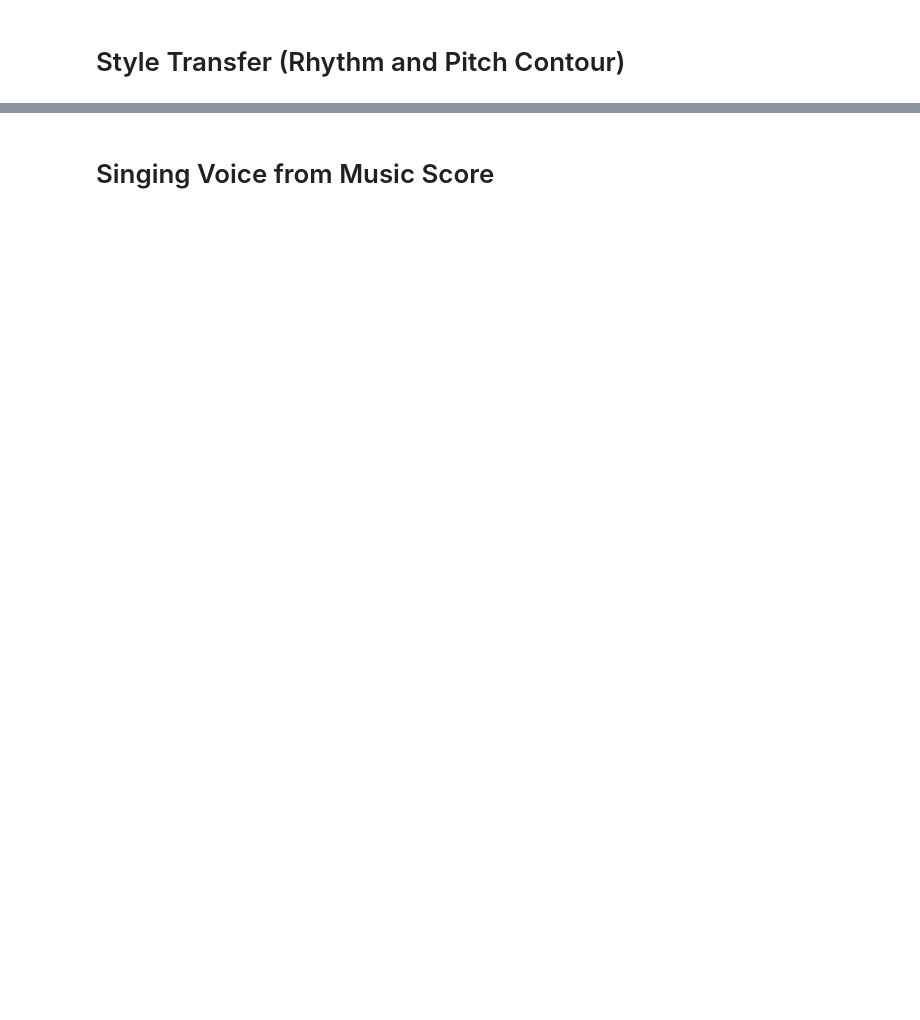
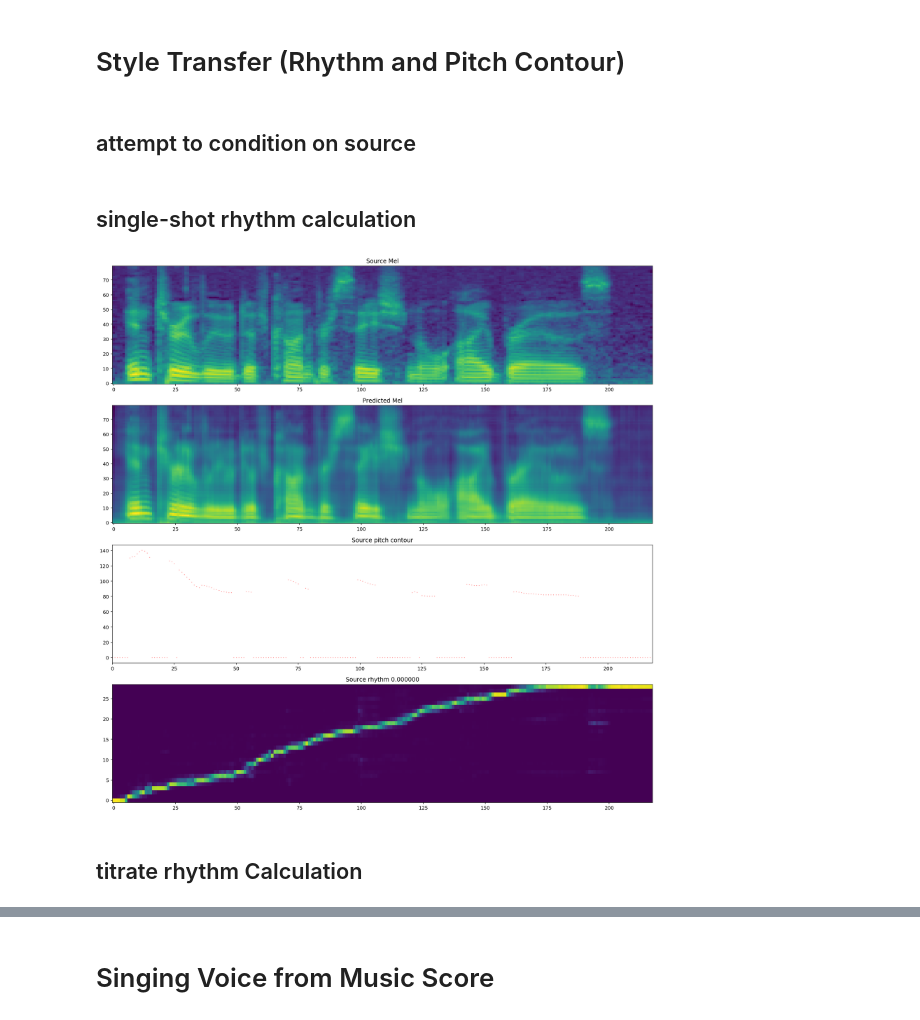
Before and after one commit to pneumoman/mellotron, a Jupyter notebook: inference.ipynb, the cells around one changed output, grey strips where cells are left out. Saved outputs shown, nothing was run; the diff lists cells and outputs as text; code cells hidden in the pictures; blank space fills up the shorter version.

```diff
--- a/inference.ipynb
+++ b/inference.ipynb
@@ -96,4 +115,9 @@ def get_speaker_name(mellotron_id):
 # %%
 hparams = create_hparams()
 hparams.shuffle_data=False
+hparams.p_attention_dropout=0.0
+hparams.p_decoder_dropout=0.0
+hparams.p_teacher_forcing=1.1
+
+
 sample_writes = 0
@@ -106,6 +136,12 @@ stft = TacotronSTFT(hparams.filter_length, hparams.hop_length, hparams.win_lengt
 # %%
 checkpoint_path = "models/mellotron_libritts.pt"
 checkpoint_path = "my_models/run-May04-1247/checkpoint_93000"
+checkpoint_path = "my_models/run-May04-2127/checkpoint_130000"
+checkpoint_path = "my_models/run-May05-2131/checkpoint_181000"
+checkpoint_path = "my_models/run-May05-2131/checkpoint_236000"
+checkpoint_path = "my_models/run-May08-2308/checkpoint_354500"
+checkpoint_path = "my_models/run-May08-2308/checkpoint_440000"
+checkpoint_path = "my_models/run-May08-2308/checkpoint_643500"
 # "my_models/run-Apr27-1121/checkpoint_150000"
 # "my_models/run-Apr25-1542/checkpoint_101500"
 mellotron = load_model(hparams)
@@ -144,7 +194,7 @@ datacollate = TextMelCollate(1)
 # %% [markdown]
 ## Load data
 # %%
-file_idx = 10
+file_idx = 1
 audio_path, text, sid = dataloader.audiopaths_and_text[file_idx]
 
 # get audio path, encoded text, pitch contour and mel for gst
@@ -155,8 +205,9 @@ pitch_contour = dataloader[file_idx][3][None]
 if torch.cuda.is_available():
     pitch_contour = pitch_contour.cuda()
 mel = load_mel(audio_path)
-print(audio_path, text)
 
 # load source data to obtain rhythm using tacotron 2 as a forced aligner
 x, y = mellotron.parse_batch(datacollate([dataloader[file_idx]]))
+print(x[5].item(),audio_path, text)
+zzz=0
 # %% [output]
@@ -179,3 +220,5 @@ male_speakers = cycle(
 # %% [markdown]
 # Style Transfer (Rhythm and Pitch Contour)
+# %% [markdown]
+## attempt to condition on source
 # %%
@@ -187 +230,18 @@ for i in range(100):
+# %% [markdown]
+## single-shot rhythm calculation
+# %%
+mellotron.eval()
+with torch.no_grad():
+    # get rhythm (alignment map) using tacotron 2#
+    mel_outputs, mel_outputs_postnet, gate_outputs, rhythm, deco = mellotron.forward(x)
+    rhythm = rhythm.permute(1, 0, 2)
+
+plot_mel_f0_alignment(x[2].data.cpu().numpy()[0],
+                      mel_outputs_postnet.data.cpu().numpy()[0],
+                      pitch_contour.data.cpu().numpy()[0, 0],
+                      rhythm.data.cpu().numpy()[:, 0].T)
+# %% [output]
+[figure, added]
+# %% [markdown]
+## titrate rhythm Calculation
 # %%
```
Also changed, not shown: parts of 37 cells of this notebook, 3 other files.
